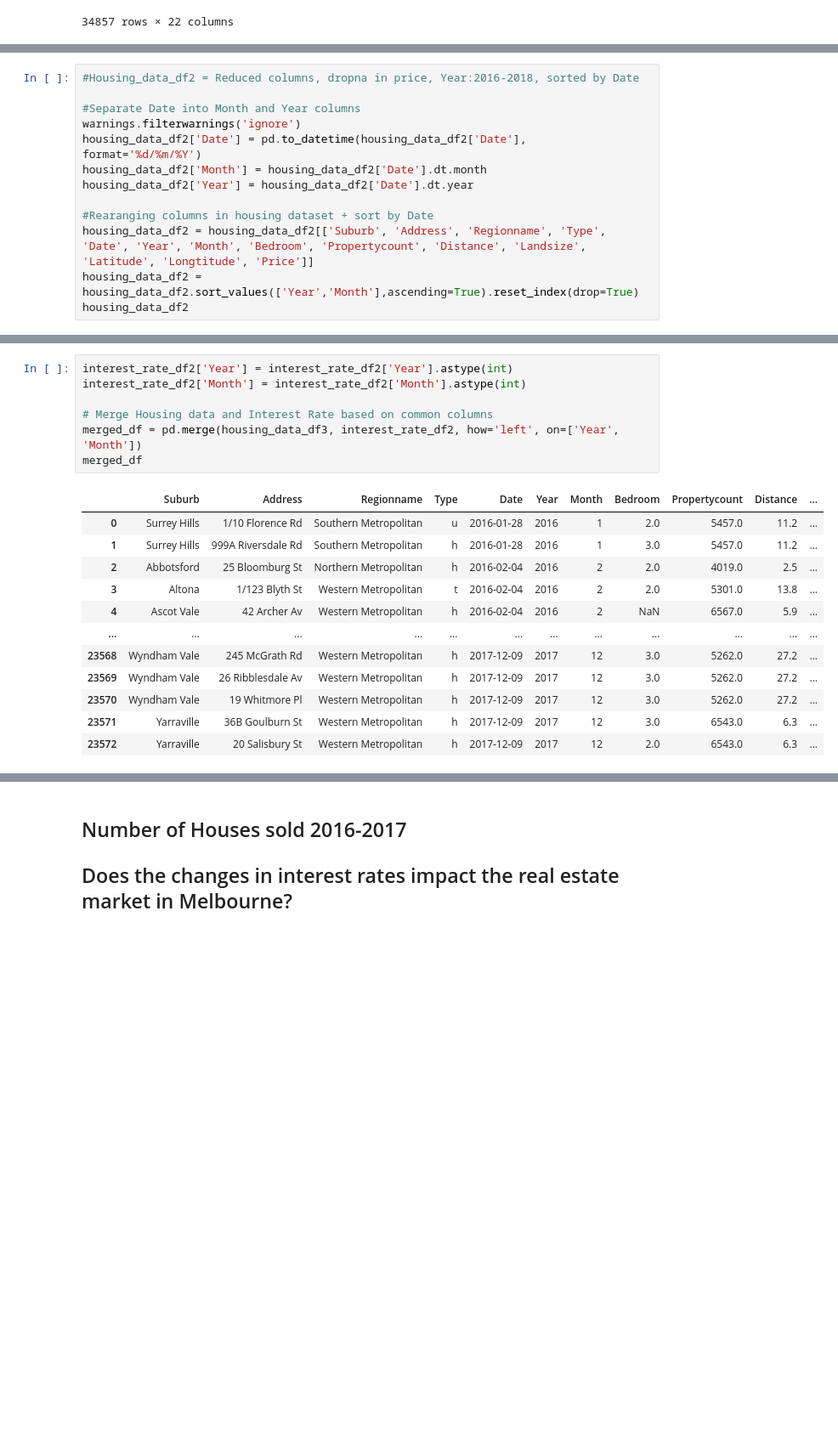
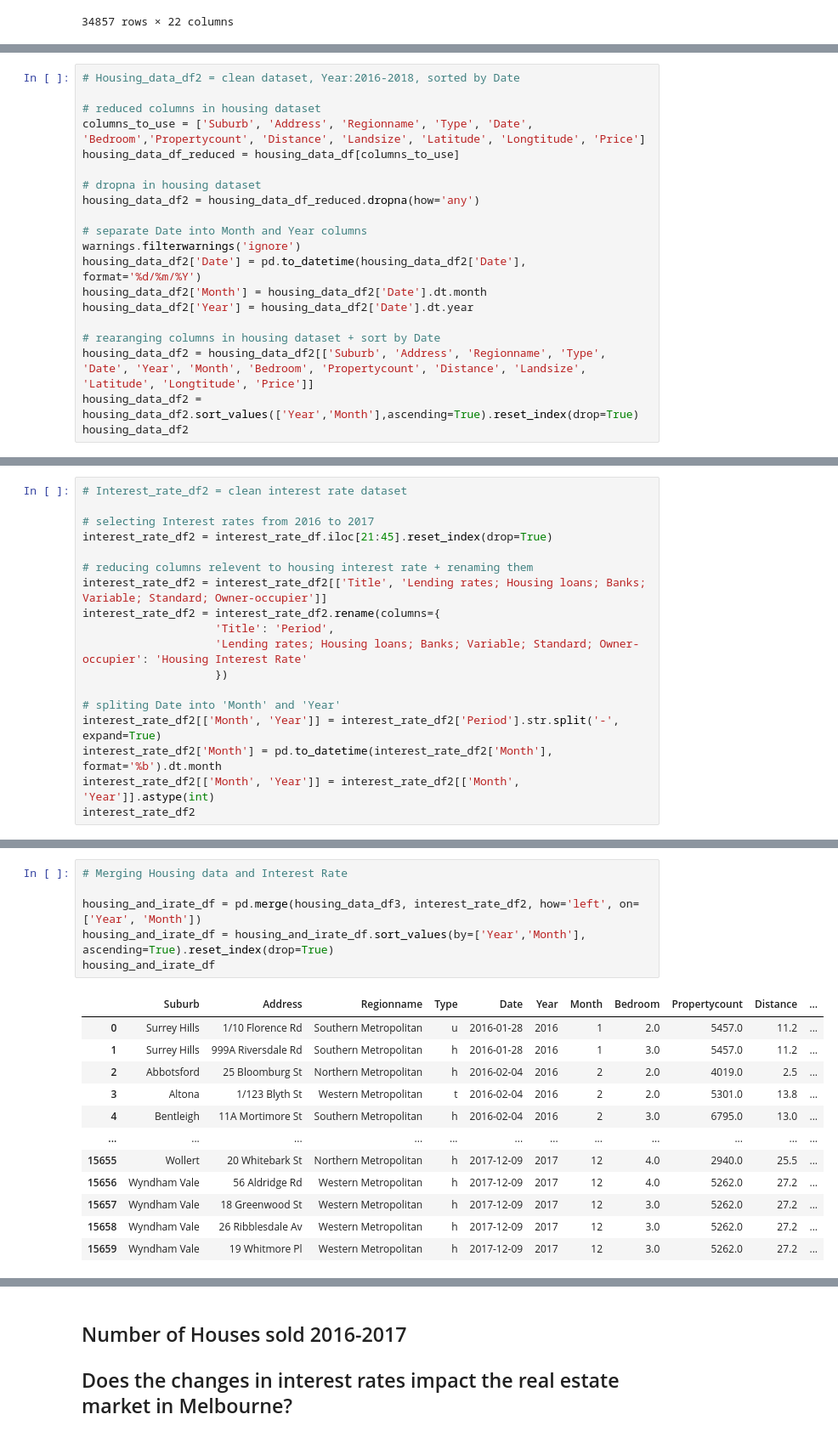
Before and after one commit to Anton0Lee/Project1_grp5, a Jupyter notebook: project1 main codes.ipynb, the cells around one changed output, grey strips where cells are left out. Shown: that part at 85% size. Cells and saved outputs as stored; diff of their text form; blank space fills up the shorter version.

```diff
--- a/project1 main codes.ipynb
+++ b/project1 main codes.ipynb
@@ -60,13 +45,20 @@ dtype: int64
 # %%
-#Housing_data_df2 = Reduced columns, dropna in price, Year:2016-2018, sorted by Date
+# Housing_data_df2 = clean dataset, Year:2016-2018, sorted by Date
 
-#Separate Date into Month and Year columns
+# reduced columns in housing dataset
+columns_to_use = ['Suburb', 'Address', 'Regionname', 'Type', 'Date', 'Bedroom','Propertycount', 'Distance', 'Landsize', 'Latitude', 'Longtitude', 'Price']
+housing_data_df_reduced = housing_data_df[columns_to_use]
+
+# dropna in housing dataset
+housing_data_df2 = housing_data_df_reduced.dropna(how='any')
+
+# separate Date into Month and Year columns
 warnings.filterwarnings('ignore')
 housing_data_df2['Date'] = pd.to_datetime(housing_data_df2['Date'], format='%d/%m/%Y')
 housing_data_df2['Month'] = housing_data_df2['Date'].dt.month
 housing_data_df2['Year'] = housing_data_df2['Date'].dt.year
 
-#Rearanging columns in housing dataset + sort by Date
+# rearanging columns in housing dataset + sort by Date
 housing_data_df2 = housing_data_df2[['Suburb', 'Address', 'Regionname', 'Type', 'Date', 'Year', 'Month', 'Bedroom', 'Propertycount', 'Distance', 'Landsize', 'Latitude', 'Longtitude', 'Price']]
 housing_data_df2 = housing_data_df2.sort_values(['Year','Month'],ascending=True).reset_index(drop=True)
 housing_data_df2
@@ -232,0 +185,18 @@ interest_rate_df2
+# %%
+# Interest_rate_df2 = clean interest rate dataset
+
+# selecting Interest rates from 2016 to 2017
+interest_rate_df2 = interest_rate_df.iloc[21:45].reset_index(drop=True)
+
+# reducing columns relevent to housing interest rate + renaming them
+interest_rate_df2 = interest_rate_df2[['Title', 'Lending rates; Housing loans; Banks; Variable; Standard; Owner-occupier']]
+interest_rate_df2 = interest_rate_df2.rename(columns={
+                    'Title': 'Period',
+                    'Lending rates; Housing loans; Banks; Variable; Standard; Owner-occupier': 'Housing Interest Rate'
+                    })
+
+# spliting Date into 'Month' and 'Year'
+interest_rate_df2[['Month', 'Year']] = interest_rate_df2['Period'].str.split('-', expand=True)
+interest_rate_df2['Month'] = pd.to_datetime(interest_rate_df2['Month'], format='%b').dt.month
+interest_rate_df2[['Month', 'Year']] = interest_rate_df2[['Month', 'Year']].astype(int)
+interest_rate_df2
@@ -233,20 +221,19 @@ interest_rate_df2
 # %%
-interest_rate_df2['Year'] = interest_rate_df2['Year'].astype(int)
-interest_rate_df2['Month'] = interest_rate_df2['Month'].astype(int)
+# Merging Housing data and Interest Rate
 
-# Merge Housing data and Interest Rate based on common columns
-merged_df = pd.merge(housing_data_df3, interest_rate_df2, how='left', on=['Year', 'Month'])
-merged_df
+housing_and_irate_df = pd.merge(housing_data_df3, interest_rate_df2, how='left', on=['Year', 'Month'])
+housing_and_irate_df = housing_and_irate_df.sort_values(by=['Year','Month'], ascending=True).reset_index(drop=True)
+housing_and_irate_df
 # %% [output]
 |  | Suburb | Address | Regionname | Type | Date | Year | Month | Bedroom | Propertycount | Distance | ... |
 | 0 | Surrey Hills | 1/10 Florence Rd | Southern Metropolitan | u | 2016-01-28 | 2016 | 1 | 2.0 | 5457.0 | 11.2 | ... |
 | 1 | Surrey Hills | 999A Riversdale Rd | Southern Metropolitan | h | 2016-01-28 | 2016 | 1 | 3.0 | 5457.0 | 11.2 | ... |
 | 2 | Abbotsford | 25 Bloomburg St | Northern Metropolitan | h | 2016-02-04 | 2016 | 2 | 2.0 | 4019.0 | 2.5 | ... |
 | 3 | Altona | 1/123 Blyth St | Western Metropolitan | t | 2016-02-04 | 2016 | 2 | 2.0 | 5301.0 | 13.8 | ... |
-| 4 | Ascot Vale | 42 Archer Av | Western Metropolitan | h | 2016-02-04 | 2016 | 2 | NaN | 6567.0 | 5.9 | ... |
+| 4 | Bentleigh | 11A Mortimore St | Southern Metropolitan | h | 2016-02-04 | 2016 | 2 | 3.0 | 6795.0 | 13.0 | ... |
 | ... | ... | ... | ... | ... | ... | ... | ... | ... | ... | ... | ... |
-| 23568 | Wyndham Vale | 245 McGrath Rd | Western Metropolitan | h | 2017-12-09 | 2017 | 12 | 3.0 | 5262.0 | 27.2 | ... |
-| 23569 | Wyndham Vale | 26 Ribblesdale Av | Western Metropolitan | h | 2017-12-09 | 2017 | 12 | 3.0 | 5262.0 | 27.2 | ... |
-| 23570 | Wyndham Vale | 19 Whitmore Pl | Western Metropolitan | h | 2017-12-09 | 2017 | 12 | 3.0 | 5262.0 | 27.2 | ... |
-| 23571 | Yarraville | 36B Goulburn St | Western Metropolitan | h | 2017-12-09 | 2017 | 12 | 3.0 | 6543.0 | 6.3 | ... |
-| 23572 | Yarraville | 20 Salisbury St | Western Metropolitan | h | 2017-12-09 | 2017 | 12 | 2.0 | 6543.0 | 6.3 | ... |
+| 15655 | Wollert | 20 Whitebark St | Northern Metropolitan | h | 2017-12-09 | 2017 | 12 | 4.0 | 2940.0 | 25.5 | ... |
+| 15656 | Wyndham Vale | 56 Aldridge Rd | Western Metropolitan | h | 2017-12-09 | 2017 | 12 | 4.0 | 5262.0 | 27.2 | ... |
+| 15657 | Wyndham Vale | 18 Greenwood St | Western Metropolitan | h | 2017-12-09 | 2017 | 12 | 3.0 | 5262.0 | 27.2 | ... |
+| 15658 | Wyndham Vale | 26 Ribblesdale Av | Western Metropolitan | h | 2017-12-09 | 2017 | 12 | 3.0 | 5262.0 | 27.2 | ... |
+| 15659 | Wyndham Vale | 19 Whitmore Pl | Western Metropolitan | h | 2017-12-09 | 2017 | 12 | 3.0 | 5262.0 | 27.2 | ... |
```
Also changed, not shown: parts of 28 cells of this notebook.
